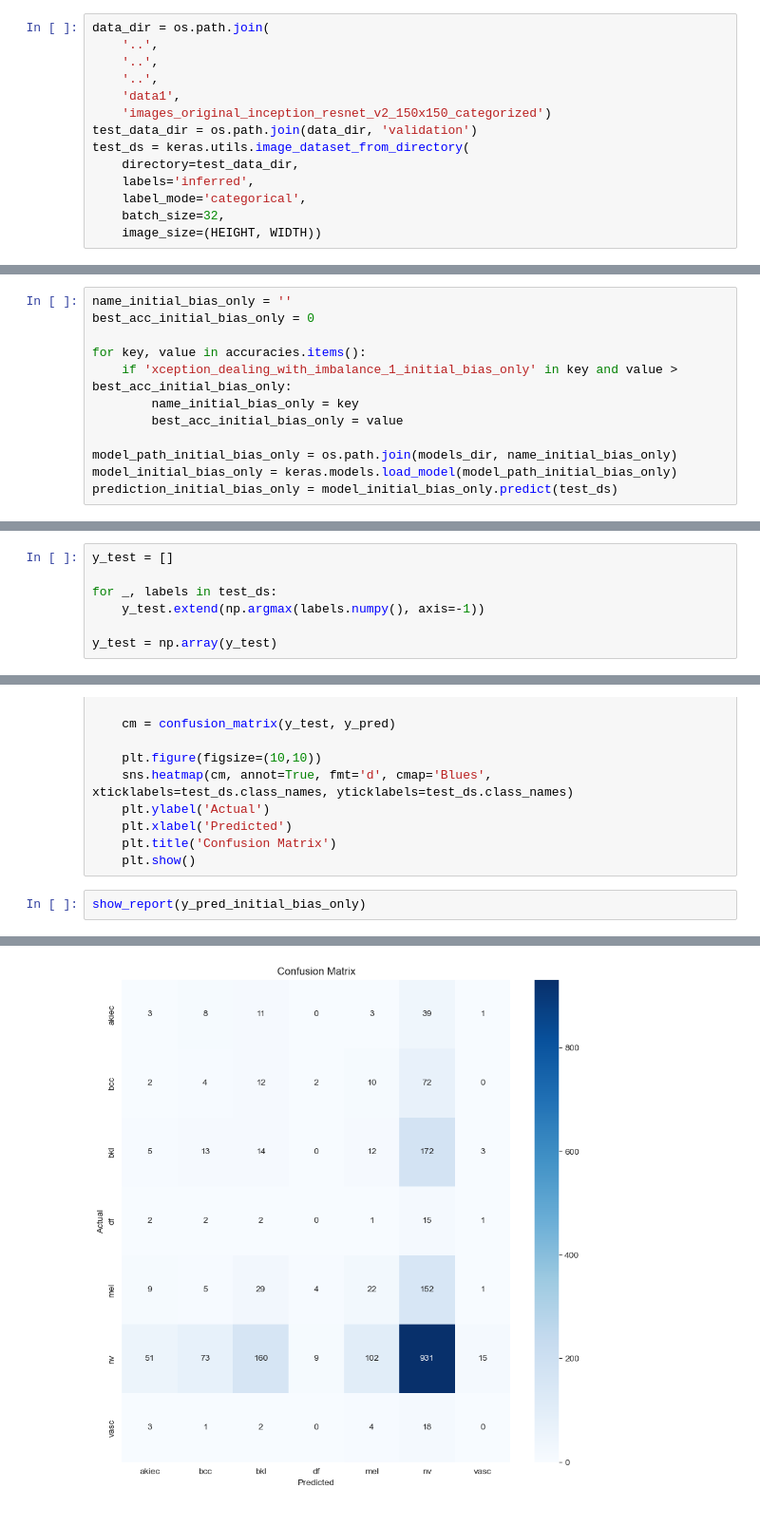
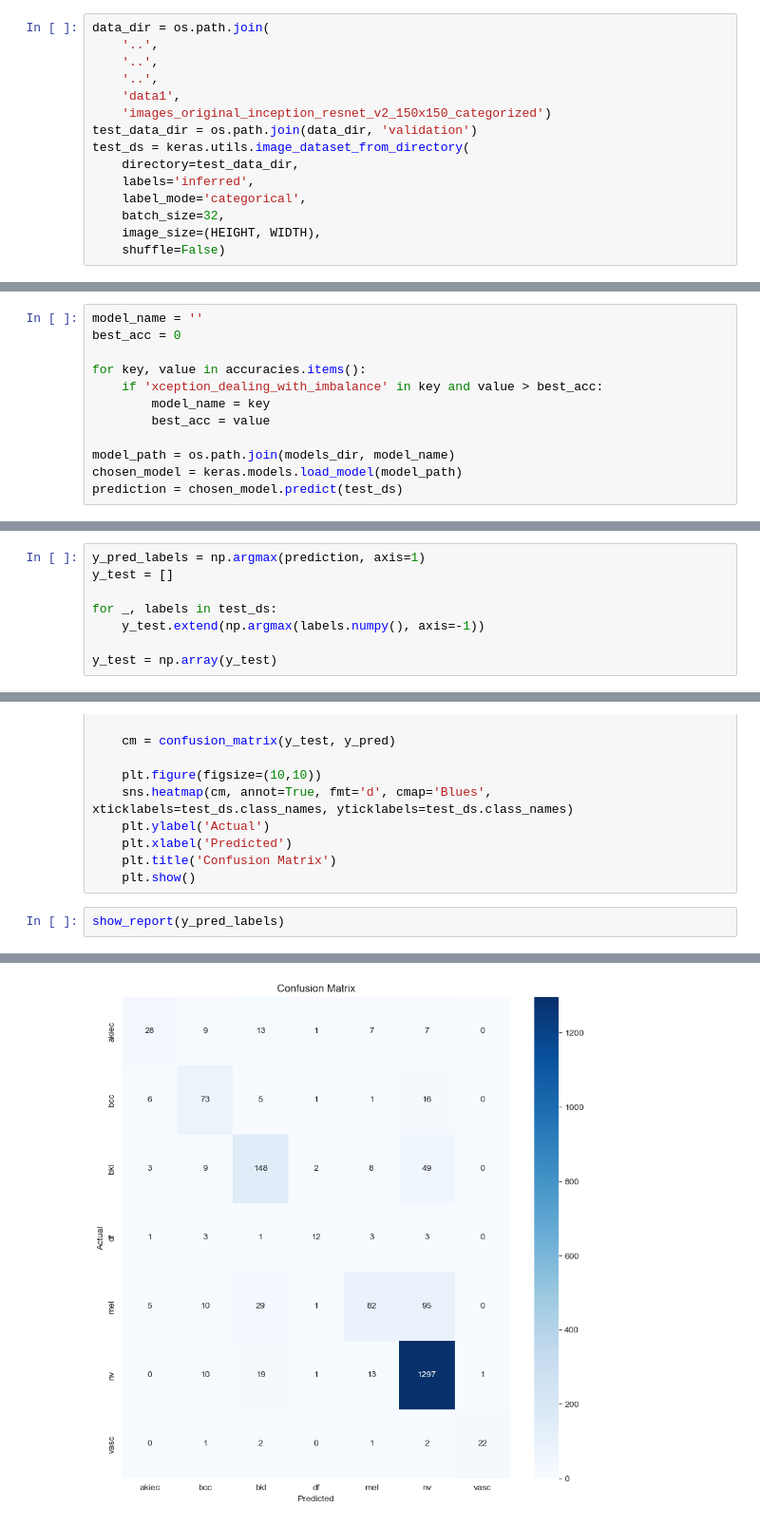
Before and after one commit to mmalek06/engineering_degree, a Jupyter notebook: src/testing/xception_dealing_with_imbalance.ipynb, the cells around one changed output, grey strips where cells are left out. Shown at 95% size. Drawn from its saved outputs; the diff is of its cells as text.

```diff
--- a/src/testing/xception_dealing_with_imbalance.ipynb
+++ b/src/testing/xception_dealing_with_imbalance.ipynb
@@ -38,7 +38,8 @@ test_ds = keras.utils.image_dataset_from_directory(
     labels='inferred',
     label_mode='categorical',
     batch_size=32,
-    image_size=(HEIGHT, WIDTH))
+    image_size=(HEIGHT, WIDTH),
+    shuffle=False)
 # %% [output]
 Found 2000 files belonging to 7 classes.
 # %%
@@ -144,13 +163,13 @@ Kruskal-Wallis p-value is relatively small - smaller than the chosen ALPHA value
 # %%
-name_initial_bias_only = ''
-best_acc_initial_bias_only = 0
+model_name = ''
+best_acc = 0
 
 for key, value in accuracies.items():
-    if 'xception_dealing_with_imbalance_1_initial_bias_only' in key and value > best_acc_initial_bias_only:
-        name_initial_bias_only = key
-        best_acc_initial_bias_only = value
+    if 'xception_dealing_with_imbalance' in key and value > best_acc:
+        model_name = key
+        best_acc = value
 
-model_path_initial_bias_only = os.path.join(models_dir, name_initial_bias_only)
-model_initial_bias_only = keras.models.load_model(model_path_initial_bias_only)
-prediction_initial_bias_only = model_initial_bias_only.predict(test_ds)
+model_path = os.path.join(models_dir, model_name)
+chosen_model = keras.models.load_model(model_path)
+prediction = chosen_model.predict(test_ds)
 # %% [output]
@@ -190,4 +177,5 @@ y_pred_oversampling_and_bias = np.argmax(prediction_oversampling_and_bias, axis=
 # %%
+y_pred_labels = np.argmax(prediction, axis=1)
 y_test = []
 
 for _, labels in test_ds:
@@ -220,7 +196,7 @@ def show_report(y_pred) -> None:
     plt.title('Confusion Matrix')
     plt.show()
 # %%
-show_report(y_pred_initial_bias_only)
+show_report(y_pred_labels)
 # %% [output]
               precision    recall  f1-score   support
 
@@ -238 +214 @@ weighted avg       0.47      0.49      0.48      2000
-[figure, old version]
+[figure, new version]
```
Also changed, not shown: parts of 14 cells of this notebook, 44 other files.
